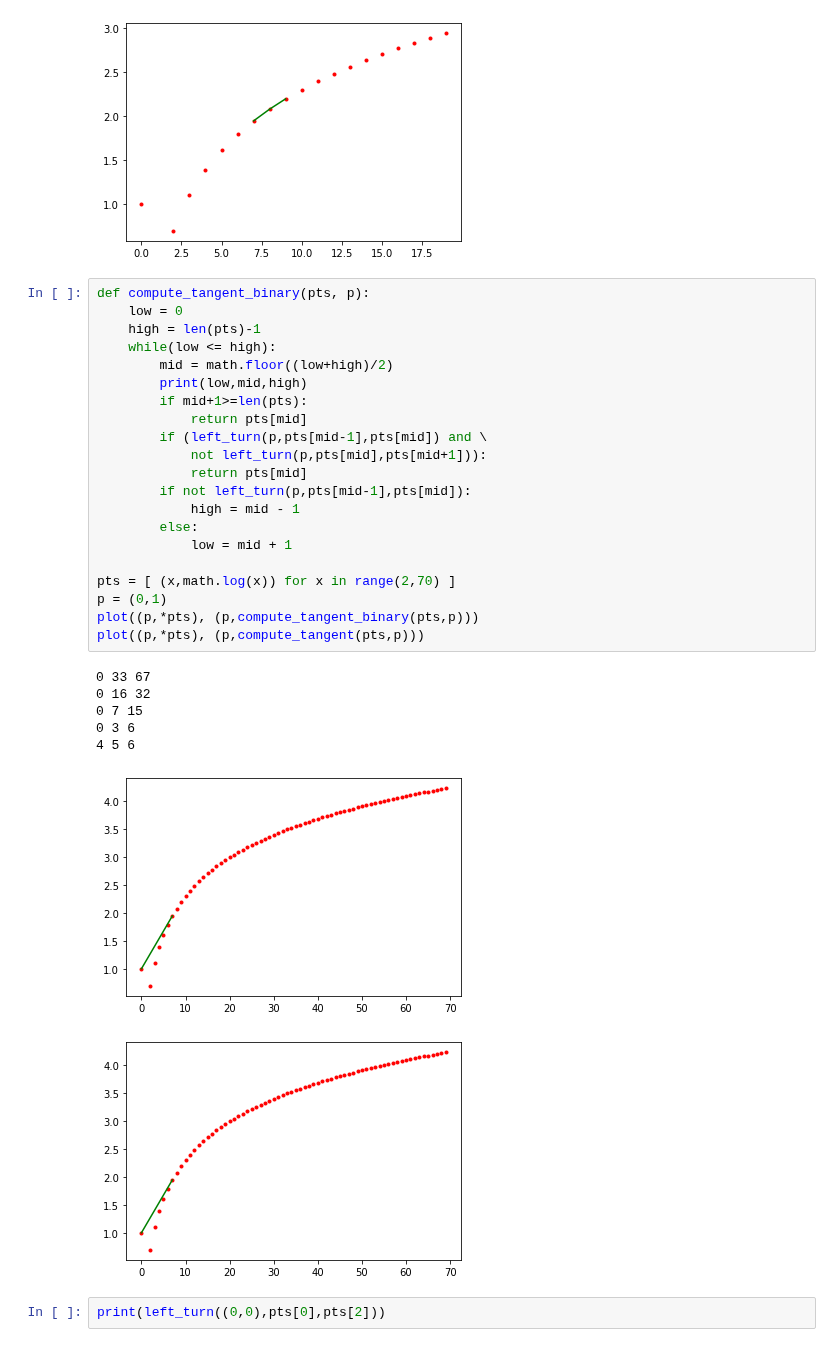
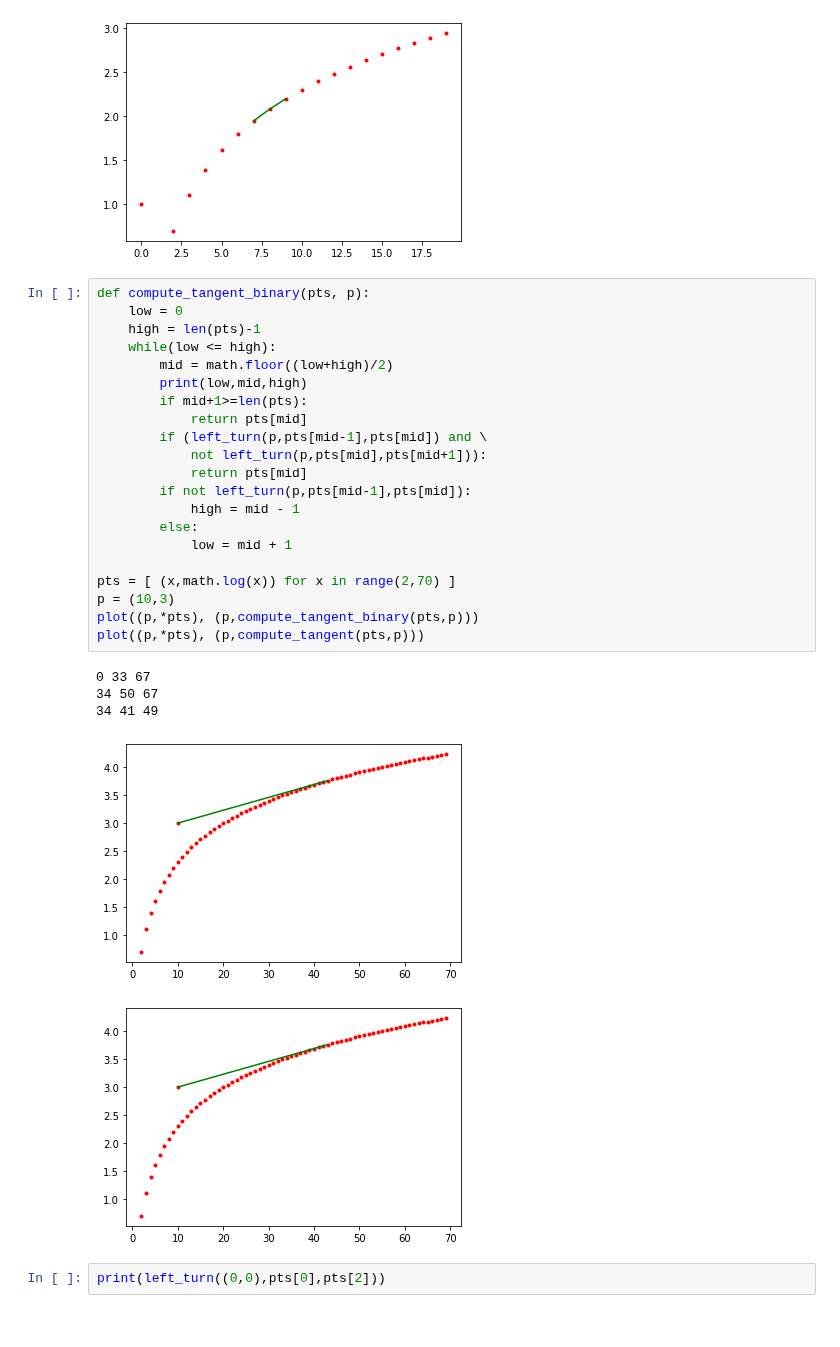
Before and after one commit to Nimakii/etkortnavn, a Jupyter notebook: handin2/H2.ipynb, the cells around one changed output. Cells and saved outputs as stored; diff of their text form.

```diff
--- a/handin2/H2.ipynb
+++ b/handin2/H2.ipynb
@@ -342,32 +383,30 @@ plot((p,*pts), (pts[5],pts[6],pts[7]))
 # %%
 def compute_tangent_binary(pts, p):
     low = 0
     high = len(pts)-1
     while(low <= high):
         mid = math.floor((low+high)/2)
         print(low,mid,high)
         if mid+1>=len(pts):
             return pts[mid]
         if (left_turn(p,pts[mid-1],pts[mid]) and \
             not left_turn(p,pts[mid],pts[mid+1])):
             return pts[mid]
         if not left_turn(p,pts[mid-1],pts[mid]):
             high = mid - 1
         else:
             low = mid + 1
 
 pts = [ (x,math.log(x)) for x in range(2,70) ]
-p = (0,1)
+p = (10,3)
 plot((p,*pts), (p,compute_tangent_binary(pts,p)))
 plot((p,*pts), (p,compute_tangent(pts,p)))
 # %% [output]
 0 33 67
-0 16 32
-0 7 15
-0 3 6
-4 5 6
+34 50 67
+34 41 49
-[figure, old version]
+[figure, new version]
-[figure, old version]
+[figure, new version]
 # %%
 print(left_turn((0,0),pts[0],pts[2]))
 # %% [output]
```
Also changed, not shown: parts of 3 cells of this notebook.
